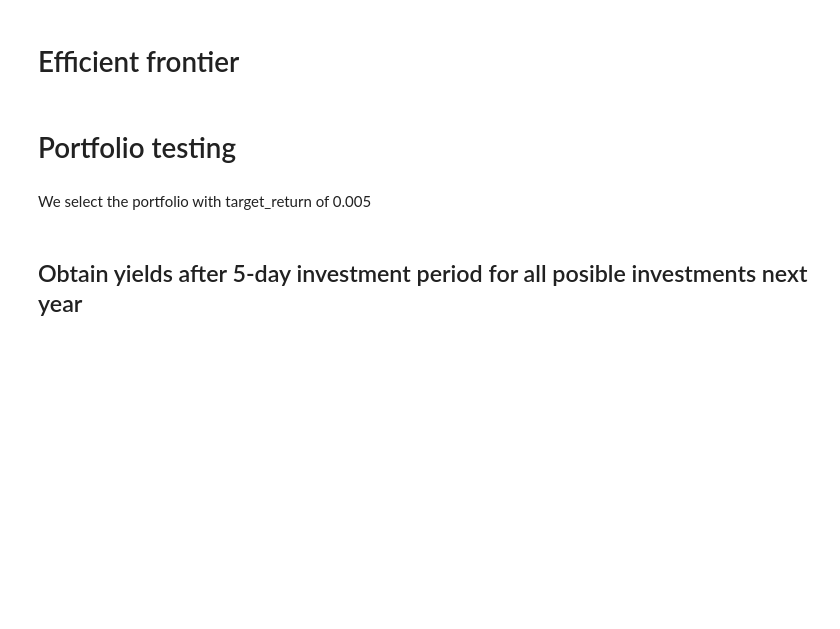
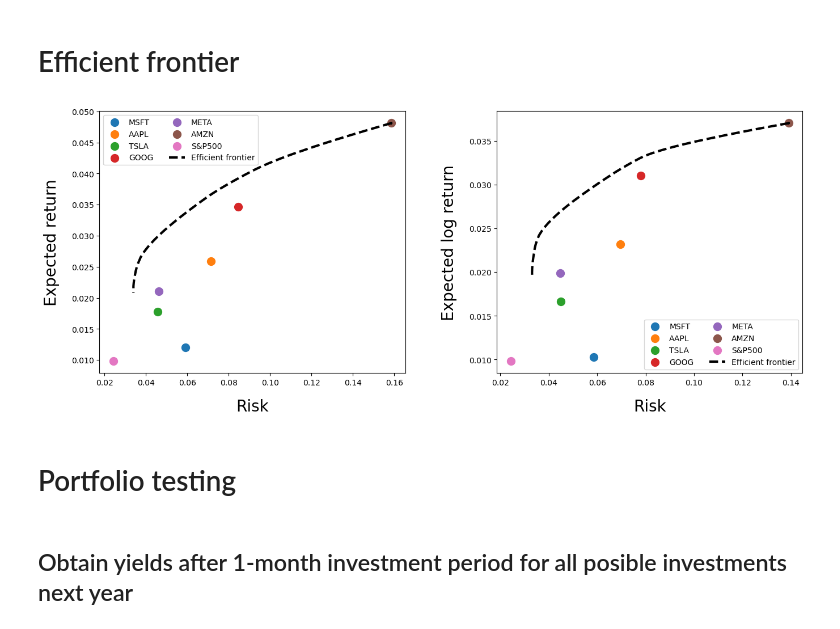
Before and after one commit to agimenezromero/OptimPortfolio.jl, a Jupyter notebook: Real Case Example.ipynb, the cells around one changed output. Saved outputs shown, nothing was run; the diff lists cells and outputs as text; code cells hidden in the pictures; blank space fills up the shorter version.

```diff
--- a/Real Case Example.ipynb
+++ b/Real Case Example.ipynb
@@ -99,2 +138,11 @@ ax["F"].legend(ncol=2)
 # %% [markdown]
 # Mean-Variance portfolio optimization
+# %%
+μ = df["Adj Close"].pct_change().mean().values
+Σ = df["Adj Close"].pct_change().cov().values
+
+μ_log = df_log_ret.mean().values
+Σ_log = df_log_ret.cov().values
+
+portfolio = Portfolio(µ, Σ)
+portfolio_log = Portfolio(μ_log, Σ_log);
@@ -131,21 +213,49 @@ println("Weights:", w_opt)
 # %%
 MeanVar, weights = Efficient_frontier(portfolio, 100);
 
+MeanVar_log, weights_log = Efficient_frontier(portfolio_log, 100);
+
 risks = sqrt.(diag(portfolio.Σ))
+risks_log = sqrt.(diag(portfolio_log.Σ))
+
+plt.figure(figsize=(8*2, 6))
+
+plt.subplot(1, 2, 1)
 
 for i in 1:length(portfolio.μ)
 
     plt.scatter(risks[i], portfolio.μ[i], s=100, label=assets[i])
 
 end
 
-plt.plot(sqrt.(MeanVar[:, 2]), MeanVar[:, 1], marker=".")
+plt.scatter(risk_market, return_market, s=100, label="S&P500")
+
+plt.plot(sqrt.(MeanVar[:, 2]), MeanVar[:, 1], color="k", lw=3, ls="--", label="Efficient frontier")
 
 plt.ylabel("Expected return", fontsize=20, labelpad=15)
 plt.xlabel("Risk", fontsize=20, labelpad=15)
 
 plt.legend(ncol=2)
+
+plt.subplot(1, 2, 2)
+
+for i in 1:length(portfolio.μ)
+
+    plt.scatter(risks_log[i], portfolio_log.μ[i], s=100, label=assets[i])
+
+end
+
+plt.scatter(risk_market, return_market, s=100, label="S&P500")
+
+plt.plot(sqrt.(MeanVar_log[:, 2]), MeanVar_log[:, 1], color="k", lw=3, ls="--", label="Efficient frontier")
+
+plt.ylabel("Expected log return", fontsize=20, labelpad=15)
+plt.xlabel("Risk", fontsize=20, labelpad=15)
+
+plt.legend(ncol=2)
+
+plt.subplots_adjust(wspace=0.3)
+# %% [output]
+[figure, added]
 # %% [markdown]
 # Portfolio testing
-# %% [markdown]
-We select the portfolio with target_return of 0.005
@@ -168,3 +262,3 @@ println("Weights:", w_opt)
 # %% [markdown]
-## Obtain yields after 5-day investment period for all posible investments next year
+## Obtain yields after 1-month investment period for all posible investments next year
 # %%
```
Also changed, not shown: parts of 22 cells of this notebook.
